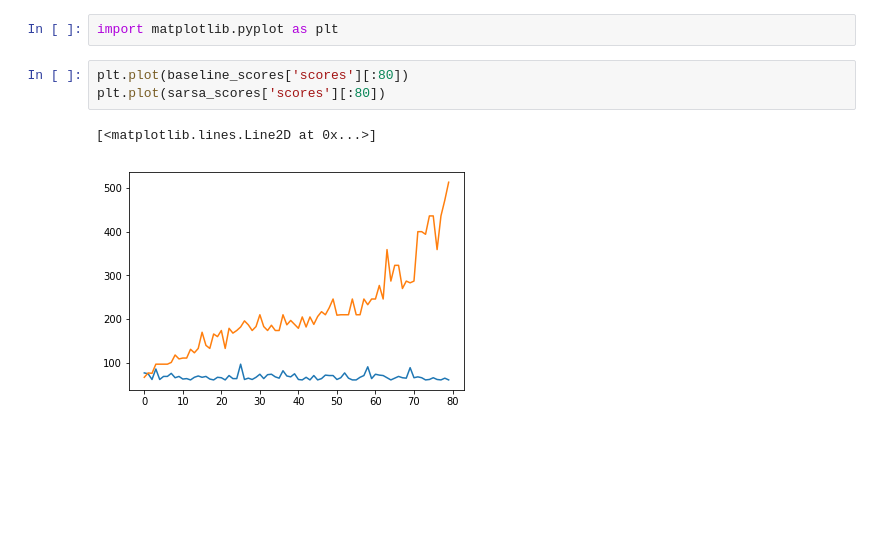
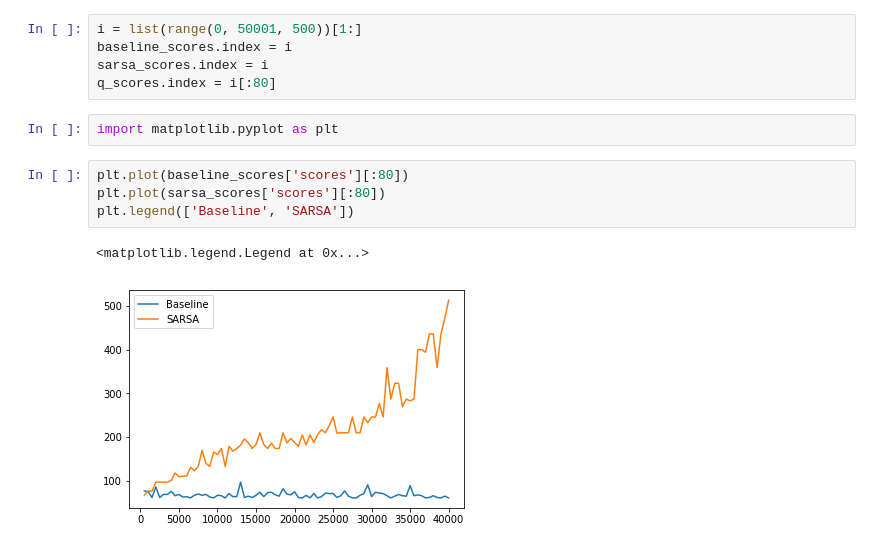
Before and after one commit to RojaImmanni/FlappyBird_using_RL, a Jupyter notebook: SARSA.ipynb, the cells around one changed output. Cells and saved outputs as stored; diff of their text form; blank space fills up the shorter version.

```diff
--- a/SARSA.ipynb
+++ b/SARSA.ipynb
@@ -49,8 +42,14 @@ sarsa_scores.plot()
+# %%
+i = list(range(0, 50001, 500))[1:]
+baseline_scores.index = i
+sarsa_scores.index = i
+q_scores.index = i[:80]
 # %%
 import matplotlib.pyplot as plt
 # %%
 plt.plot(baseline_scores['scores'][:80])
 plt.plot(sarsa_scores['scores'][:80])
+plt.legend(['Baseline', 'SARSA'])
 # %% [output]
-[<matplotlib.lines.Line2D at 0x...>]
+<matplotlib.legend.Legend at 0x...>
-[figure, old version]
+[figure, new version]
```
Also changed, not shown: parts of 3 cells of this notebook, 1 other file.
